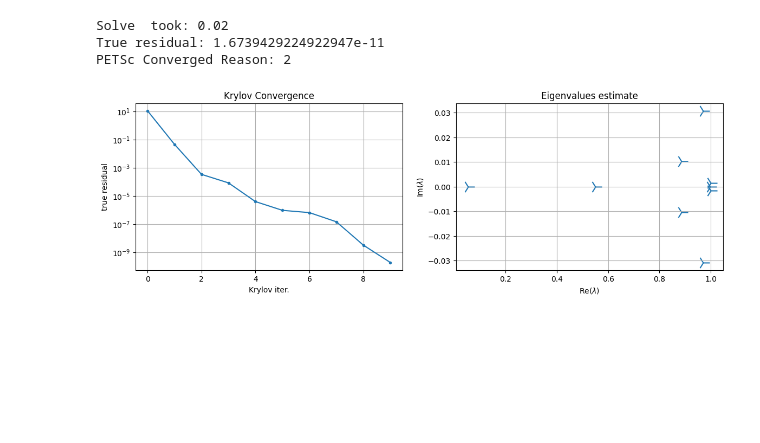
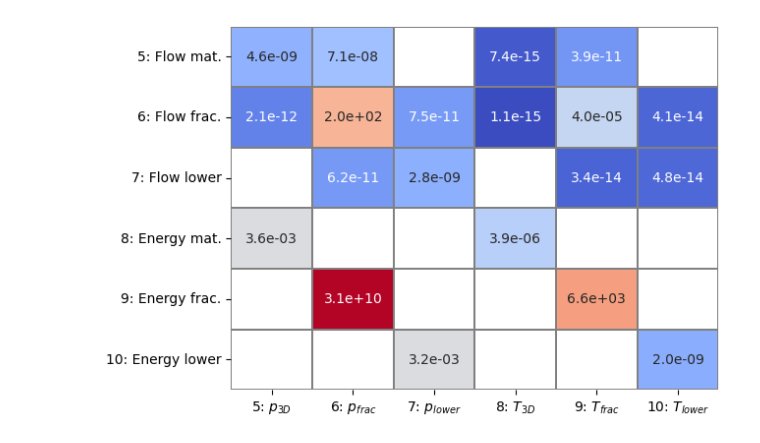
Before and after one commit to pmgbergen/FTHM-Solver, a Jupyter notebook: experiments/thermal/investigate_matrix.ipynb, the cells around one changed output. Cells and saved outputs as stored; diff of their text form; code cells hidden in the pictures; blank space fills up the shorter version.

```diff
--- a/experiments/thermal/investigate_matrix.ipynb
+++ b/experiments/thermal/investigate_matrix.ipynb
@@ -39,67 +39,4 @@ J.plot_max()
-# %%
-from fixed_stress import make_fs_analytical
-from hm_solver import build_mechanics_near_null_space
-
-
-solve_petsc_3(
-    J,
-    rhs_global=rhs,
-    ksp_scheme=KSPScheme(
-        right_transformations=[
-            lambda bmat: model.Qright(contact_group=model.CONTACT_GROUP, u_intf_group=4),
-            lambda bmat: make_scaling(bmat, scale_groups=[7, 10]),
-        ],
-        preconditioner=FieldSplitScheme(
-            # Exactly eliminate contact mechanics (assuming linearly-transformed system)
-            groups=[0],
-            solve=lambda bmat: inv_block_diag(mat=bmat[[0]].mat, nd=model.nd),
-            complement=FieldSplitScheme(
-                groups=[1],
-                solve=lambda bmat: PetscILU(bmat[[1]].mat),
-                invertor=lambda bmat: extract_diag_inv(bmat[[1]].mat),
-                complement=FieldSplitScheme(
-                    groups=[2],
-                    solve=lambda bmat: PetscILU(bmat[[2]].mat),
-                    invertor=lambda bmat: extract_diag_inv(bmat[[2]].mat),
-                    complement=FieldSplitScheme(
-                        # Eliminate elasticity. Use AMG to solve linear systems and fixed
-                        # stress to approximate inverse.
-                        groups=[3, 4],
-                        solve=lambda bmat: PetscAMGMechanics(
-                            mat=bmat[[3, 4]].mat,
-                            dim=model.nd,
-                            null_space=build_mechanics_near_null_space(model),
-                        ),
-                        invertor_type="physical",
-                        invertor=lambda bmat: make_fs_analytical(
-                            model,
-                            bmat,
-                            p_mat_group=5,
-                            p_frac_group=6,
-                            groups=[5, 6, 7, 8, 9, 10],
-                        ).mat,
-                        complement=MultiStageScheme(
-                            # CPR for P-T coupling
-                            groups=[5, 6, 7, 8, 9, 10],
-                            stages=[
-                                lambda bmat: RestrictedOperator(
-                                    bmat,
-                                    solve_scheme=FieldSplitScheme(
-                                        groups=[5, 6, 7],
-                                        solve=lambda bmat: PetscAMGFlow(bmat.mat),
-                                    ),
-                                ),
-                                lambda bmat: PetscILU(bmat.mat),
-                            ],
-                        ),
-                    ),
-                ),
-            ),
-        ),
-    ),
-)
-# %% [output]
-Solve  took: 0.02
-True residual: 1.6739429224922947e-11
-PETSc Converged Reason: 2
-[figure, removed]
+# %%
+J[[5,6,7,8,9,10]].plot_max()
+# %% [output]
+[figure, added]
```
Also changed, not shown: parts of 4 cells of this notebook, 13 other files.
